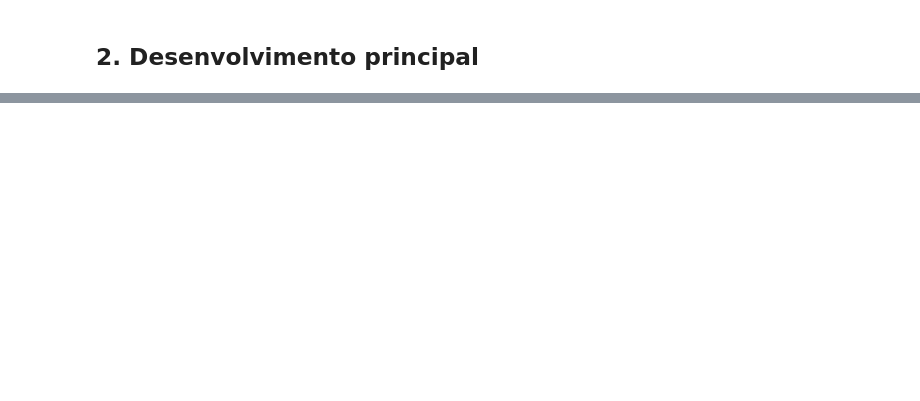
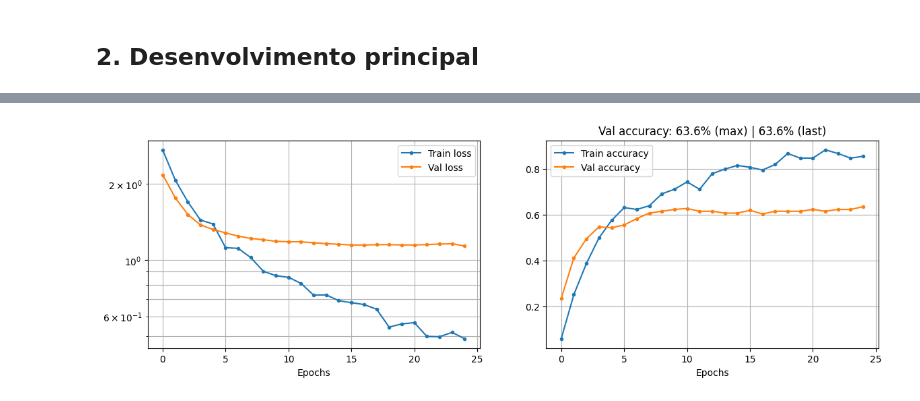
Before and after one commit to c-mmonteiro/t2-aprendizado, a Jupyter notebook: Trabalho3.ipynb, the cells around one changed output, grey strips where cells are left out. Saved outputs shown, nothing was run; the diff lists cells and outputs as text; code cells hidden in the pictures; blank space fills up the shorter version.

```diff
--- a/Trabalho3.ipynb
+++ b/Trabalho3.ipynb
@@ -165,0 +234,30 @@ Test set          :  250 images ( 25 per class)
+# %%
+import keras
+
+data_augmentation = keras.Sequential(
+    [
+        keras.layers.RandomFlip('horizontal'),
+        keras.layers.RandomRotation(0.1),
+    ],
+    name='data_augmentation'
+)
+# %%
+
+
+input_shape = img_size + (3,)  # (300, 300, 3)
+
+base_model = Xception(include_top=False, input_shape=input_shape, pooling='avg')
+base_model.trainable = False
+
+keras.utils.set_random_seed(0)
+model = keras.Sequential(
+    [
+        keras.layers.Input(shape=input_shape),
+        data_augmentation,
+        keras.layers.Lambda(preprocess_input),
+        base_model,
+        keras.layers.Dropout(0.2),
+        keras.layers.Dense(10, activation='sigmoid'),
+    ]
+)
+model.summary()
@@ -165,0 +282,9 @@ Test set          :  250 images ( 25 per class)
+# %%
+from keras.optimizers import Adam
+
+epochs = 25
+lr = 0.001
+
+model.compile(loss='crossentropy', metrics=['accuracy'], optimizer=Adam(learning_rate=lr))
+
+history = model.fit(ds_train_small, validation_data=ds_val, epochs=epochs)
@@ -165,0 +309,4 @@ Test set          :  250 images ( 25 per class)
+# %%
+plots(history); plt.show()
+# %% [output]
+[figure, added]
```
Also changed, not shown: parts of 11 cells of this notebook.
